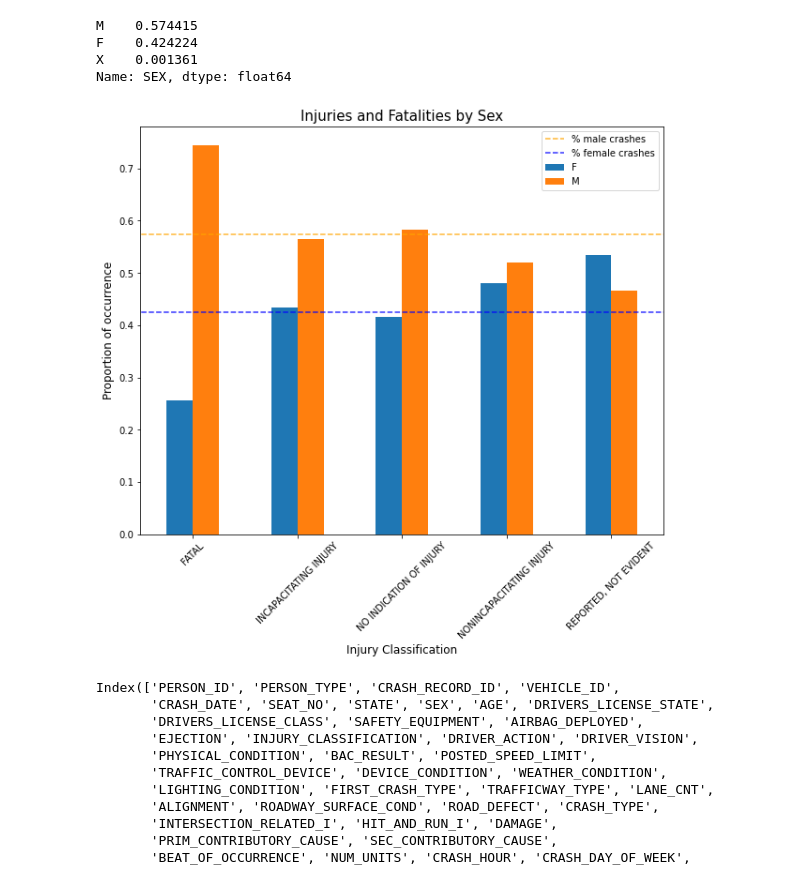
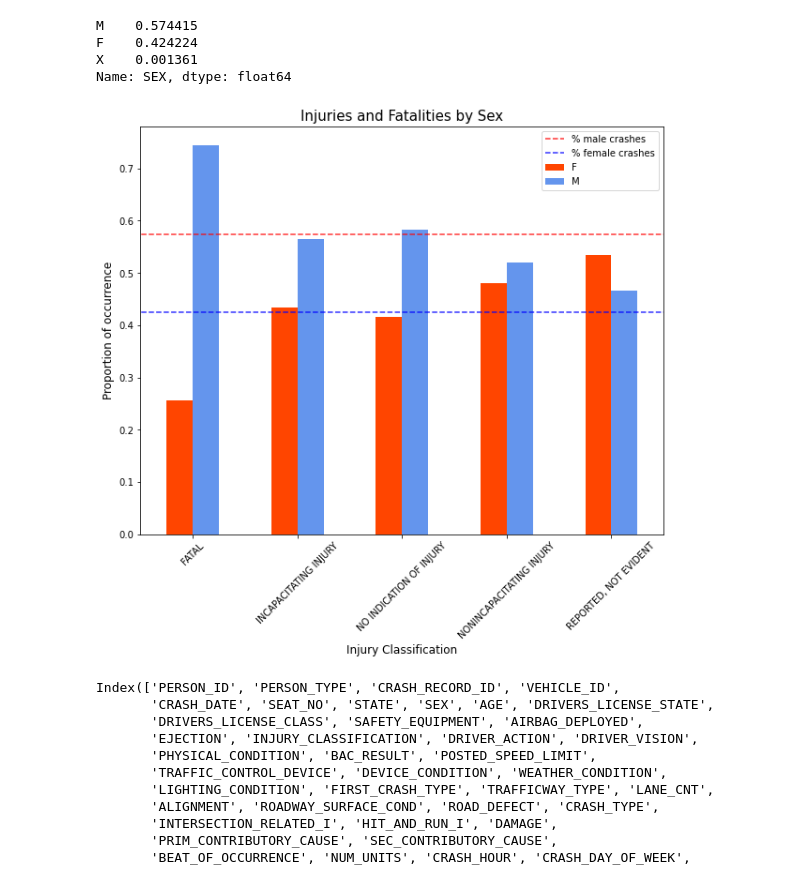
Before and after one commit to AngieKay/Chicago-Crashes, a Jupyter notebook: Markowitz_viz_nb.ipynb, the cells around one changed output. Saved outputs shown, nothing was run; the diff lists cells and outputs as text; code cells hidden in the pictures.

```diff
--- a/Markowitz_viz_nb.ipynb
+++ b/Markowitz_viz_nb.ipynb
@@ -576,17 +576,17 @@ X    0.001361
 Name: SEX, dtype: float64
 # %%
 fig, ax = plt.subplots(figsize=(10, 8))
-injuries_by_sex.T.plot.bar(ax=ax)
-# ax.bar(x=injuries_by_sex.T.values(), y=injuries_by_sex.T.value_counts())
+injuries_by_sex.T.plot.bar(ax=ax, color=('orangered', 'cornflowerblue'))
 plt.title('Injuries and Fatalities by Sex', size=15)
 plt.ylabel('Proportion of occurrence', size=12)
 plt.xlabel('Injury Classification', size=12)
-plt.hlines(y=0.574415, xmin=-50, xmax=100, alpha=0.8, color='orange', ls='--', label='% male crashes')
+plt.hlines(y=0.574415, xmin=-50, xmax=100, alpha=0.8, color='red', ls='--', label='% male crashes')
 plt.hlines(y=0.424224, xmin=-50, xmax=100, alpha=0.8, color='blue', ls='--', label='% female crashes')
 plt.legend()
-plt.xticks(rotation = 45);
+plt.xticks(rotation = 45)
+plt.show()
 # %% [output]
-[figure, old version]
+[figure, new version]
 # %%
 people_crashes_df.columns
 # %% [output]
```
Also changed, not shown: parts of 17 cells of this notebook, 1 other file.
